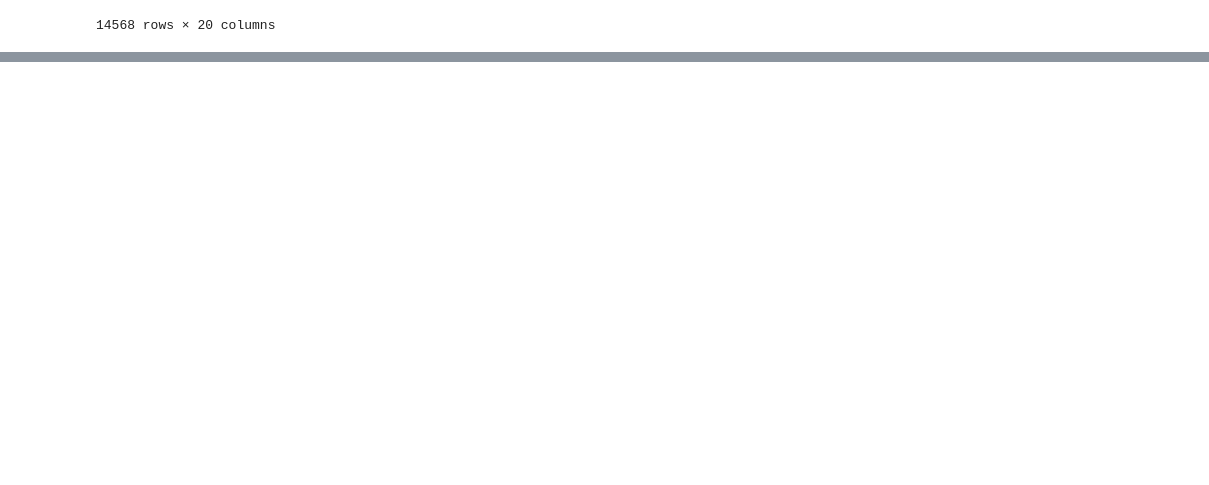
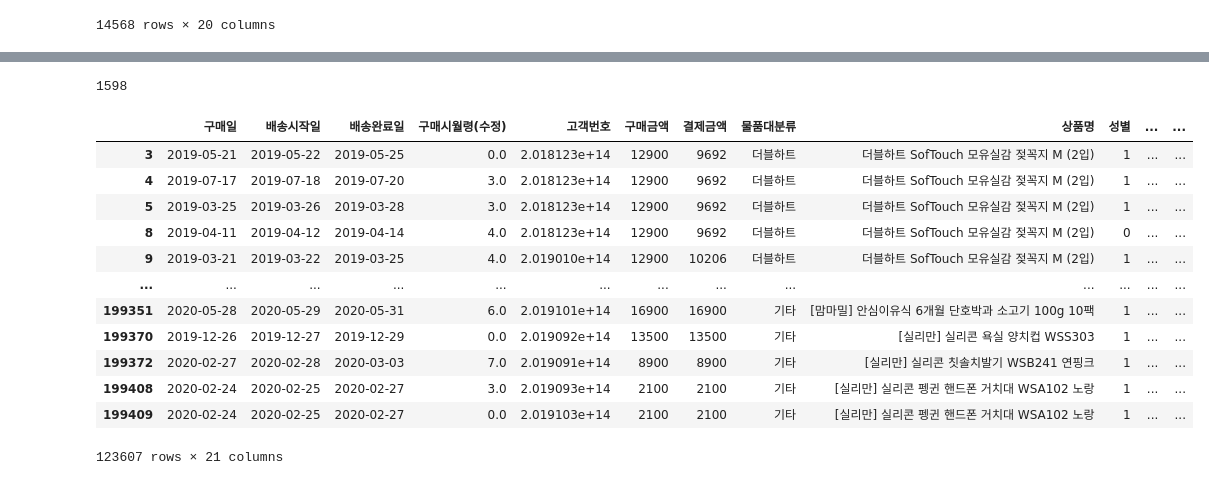
Before and after one commit to ManuSong/DataProject-5, a Jupyter notebook: 유아용품CRM.ipynb, the cells around one changed output, grey strips where cells are left out. Cells and saved outputs as stored; diff of their text form; code cells hidden in the pictures; blank space fills up the shorter version.

```diff
--- a/유아용품CRM.ipynb
+++ b/유아용품CRM.ipynb
@@ -385,0 +363,2 @@ pd.to_csv(df, '')
+# %%
+data = pd.read_csv('eda_data.csv')
@@ -385,0 +553,2 @@ pd.to_csv(df, '')
+# %%
+data.drop(['Unnamed: 0'], axis = 1, inplace = True)
@@ -385,0 +601,22 @@ pd.to_csv(df, '')
+# %%
+data[data['물품구매량'] == 0]['상품명'].nunique()
+# %% [output]
+1598
+# %%
+count_zero = data[data['물품구매량'] == 0]
+# count_zero.groupby('물품대분류').agg('결제금액', 'sum')
+count_zero
+# %% [output]
+|  | 구매일 | 배송시작일 | 배송완료일 | 구매시월령(수정) | 고객번호 | 구매금액 | 결제금액 | 물품대분류 | 상품명 | 성별 | ... | ... |
+| 3 | 2019-05-21 | 2019-05-22 | 2019-05-25 | 0.0 | 2.018123e+14 | 12900 | 9692 | 더블하트 | 더블하트 SofTouch 모유실감 젖꼭지 M (2입) | 1 | ... | ... |
+| 4 | 2019-07-17 | 2019-07-18 | 2019-07-20 | 3.0 | 2.018123e+14 | 12900 | 9692 | 더블하트 | 더블하트 SofTouch 모유실감 젖꼭지 M (2입) | 1 | ... | ... |
+| 5 | 2019-03-25 | 2019-03-26 | 2019-03-28 | 3.0 | 2.018123e+14 | 12900 | 9692 | 더블하트 | 더블하트 SofTouch 모유실감 젖꼭지 M (2입) | 1 | ... | ... |
+| 8 | 2019-04-11 | 2019-04-12 | 2019-04-14 | 4.0 | 2.018123e+14 | 12900 | 9692 | 더블하트 | 더블하트 SofTouch 모유실감 젖꼭지 M (2입) | 0 | ... | ... |
+| 9 | 2019-03-21 | 2019-03-22 | 2019-03-25 | 4.0 | 2.019010e+14 | 12900 | 10206 | 더블하트 | 더블하트 SofTouch 모유실감 젖꼭지 M (2입) | 1 | ... | ... |
+| ... | ... | ... | ... | ... | ... | ... | ... | ... | ... | ... | ... | ... |
+| 199351 | 2020-05-28 | 2020-05-29 | 2020-05-31 | 6.0 | 2.019101e+14 | 16900 | 16900 | 기타 | [맘마밀] 안심이유식 6개월 단호박과 소고기 100g 10팩 | 1 | ... | ... |
+| 199370 | 2019-12-26 | 2019-12-27 | 2019-12-29 | 0.0 | 2.019092e+14 | 13500 | 13500 | 기타 | [실리만] 실리콘 욕실 양치컵 WSS303 | 1 | ... | ... |
+| 199372 | 2020-02-27 | 2020-02-28 | 2020-03-03 | 7.0 | 2.019091e+14 | 8900 | 8900 | 기타 | [실리만] 실리콘 칫솔치발기 WSB241 연핑크 | 1 | ... | ... |
+| 199408 | 2020-02-24 | 2020-02-25 | 2020-02-27 | 3.0 | 2.019093e+14 | 2100 | 2100 | 기타 | [실리만] 실리콘 펭귄 핸드폰 거치대 WSA102 노랑 | 1 | ... | ... |
+| 199409 | 2020-02-24 | 2020-02-25 | 2020-02-27 | 0.0 | 2.019103e+14 | 2100 | 2100 | 기타 | [실리만] 실리콘 펭귄 핸드폰 거치대 WSA102 노랑 | 1 | ... | ... |
+123607 rows × 21 columns
```
Also changed, not shown: parts of 41 cells of this notebook.
